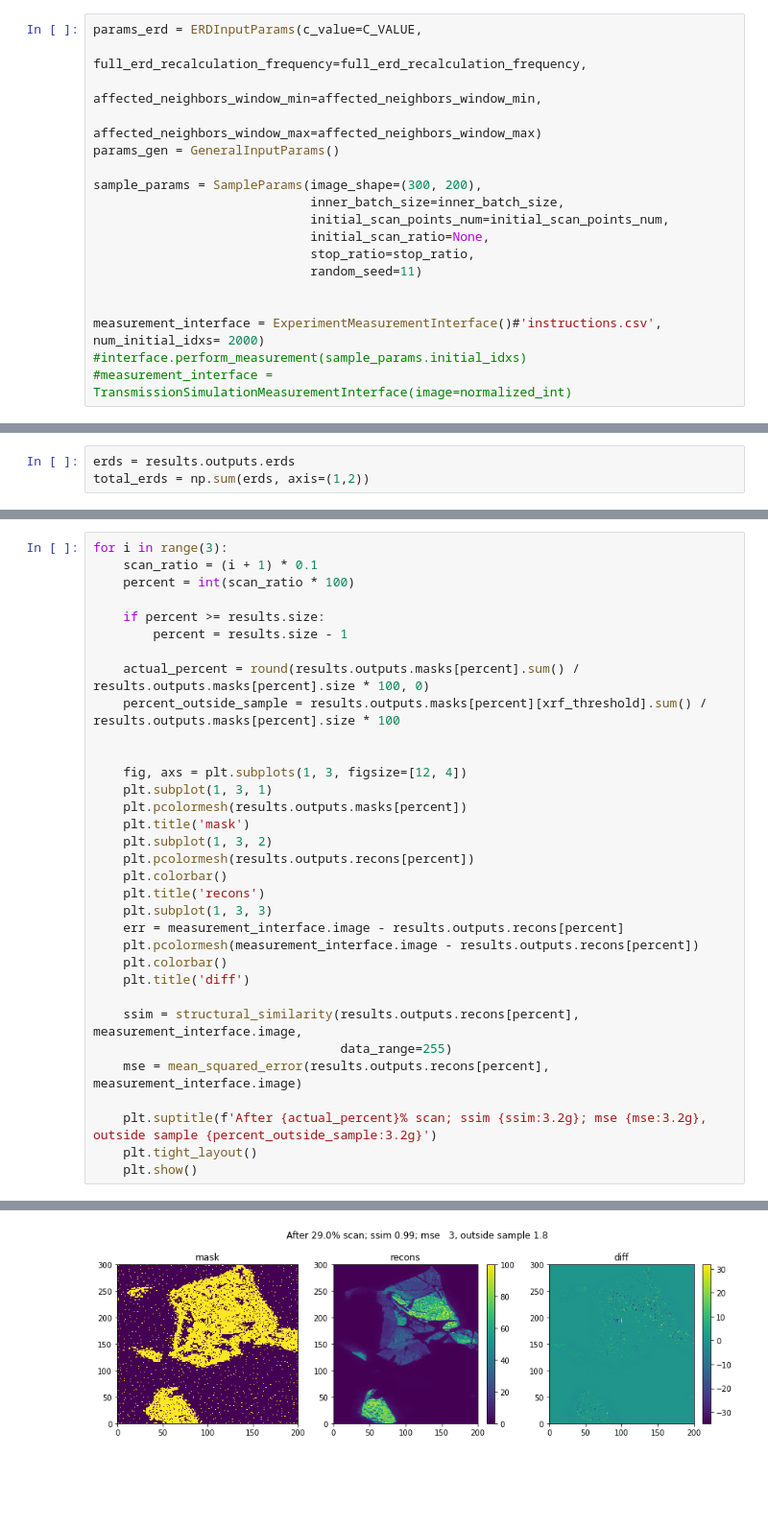
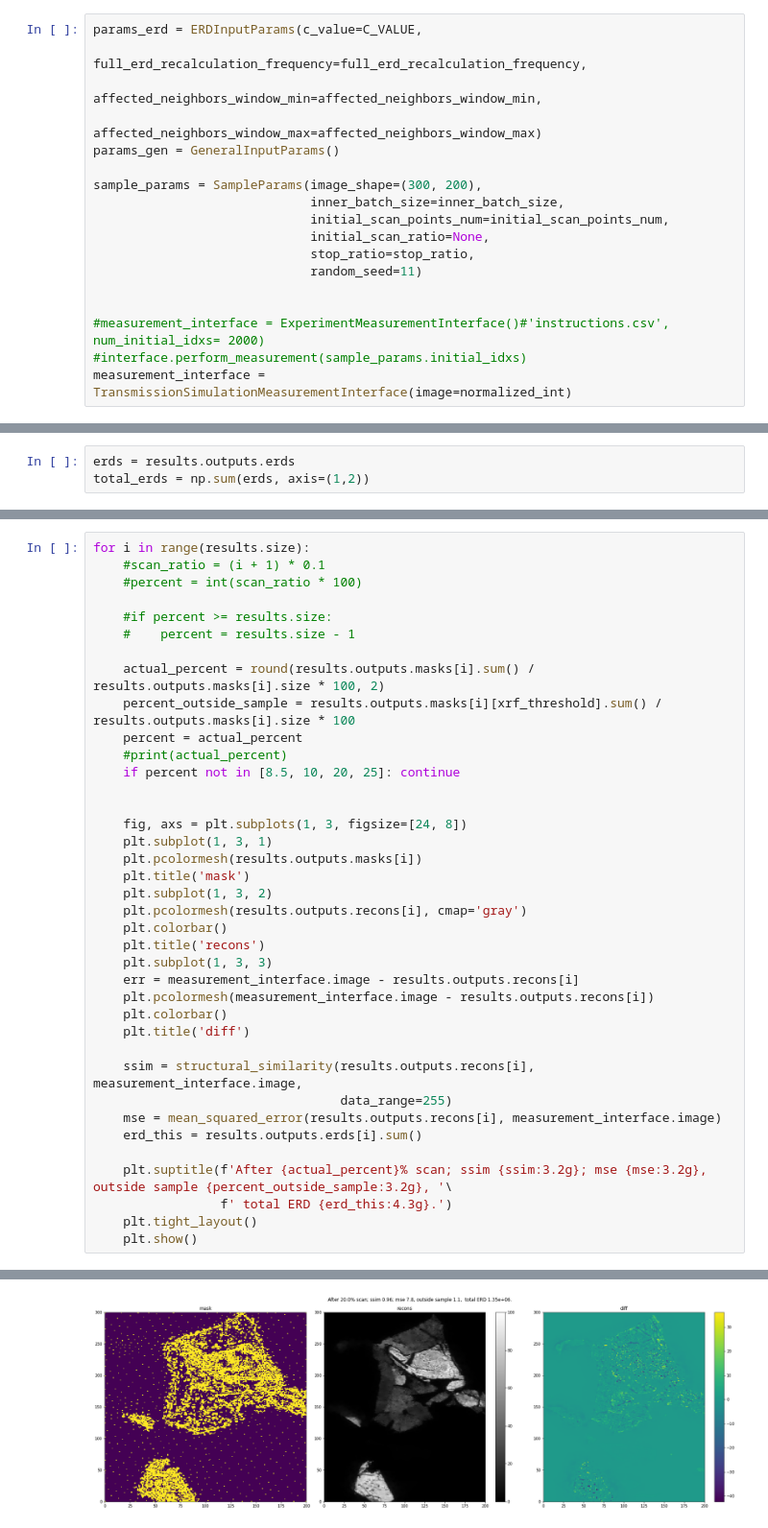
Before and after one commit to saugatkandel/fast_smart_scanning, a Jupyter notebook: work_directory/analyze_s26_scans/simulate_scan_for_rescaled_data.ipynb, the cells around one changed output, grey strips where cells are left out. Shown at 96% size. Cells and saved outputs as stored; diff of their text form; blank space fills up the shorter version.

Commit message:
Added code for experiment and simulation of experiment.

```diff
--- a/work_directory/analyze_s26_scans/simulate_scan_for_rescaled_data.ipynb
+++ b/work_directory/analyze_s26_scans/simulate_scan_for_rescaled_data.ipynb
@@ -89,9 +90,9 @@ sample_params = SampleParams(image_shape=(300, 200),
                              random_seed=11)
 
 
-measurement_interface = ExperimentMeasurementInterface()#'instructions.csv', num_initial_idxs= 2000)
+#measurement_interface = ExperimentMeasurementInterface()#'instructions.csv', num_initial_idxs= 2000)
 #interface.perform_measurement(sample_params.initial_idxs)
-#measurement_interface = TransmissionSimulationMeasurementInterface(image=normalized_int)
+measurement_interface = TransmissionSimulationMeasurementInterface(image=normalized_int)
 # %%
 np.savetxt('instructions_000.csv', sample_params.initial_idxs, delimiter=',', fmt='%10d')
 # %%
@@ -204,34 +141,39 @@ plt.plot(total_erds)
 # %%
-for i in range(3):
-    scan_ratio = (i + 1) * 0.1
-    percent = int(scan_ratio * 100)
+for i in range(results.size):
+    #scan_ratio = (i + 1) * 0.1
+    #percent = int(scan_ratio * 100)
 
-    if percent >= results.size:
-        percent = results.size - 1
+    #if percent >= results.size:
+    #    percent = results.size - 1
 
-    actual_percent = round(results.outputs.masks[percent].sum() / results.outputs.masks[percent].size * 100, 0)
-    percent_outside_sample = results.outputs.masks[percent][xrf_threshold].sum() / results.outputs.masks[percent].size * 100
+    actual_percent = round(results.outputs.masks[i].sum() / results.outputs.masks[i].size * 100, 2)
+    percent_outside_sample = results.outputs.masks[i][xrf_threshold].sum() / results.outputs.masks[i].size * 100
+    percent = actual_percent
+    #print(actual_percent)
+    if percent not in [8.5, 10, 20, 25]: continue
 
 
-    fig, axs = plt.subplots(1, 3, figsize=[12, 4])
+    fig, axs = plt.subplots(1, 3, figsize=[24, 8])
     plt.subplot(1, 3, 1)
-    plt.pcolormesh(results.outputs.masks[percent])
+    plt.pcolormesh(results.outputs.masks[i])
     plt.title('mask')
     plt.subplot(1, 3, 2)
-    plt.pcolormesh(results.outputs.recons[percent])
+    plt.pcolormesh(results.outputs.recons[i], cmap='gray')
     plt.colorbar()
     plt.title('recons')
     plt.subplot(1, 3, 3)
-    err = measurement_interface.image - results.outputs.recons[percent]
-    plt.pcolormesh(measurement_interface.image - results.outputs.recons[percent])
+    err = measurement_interface.image - results.outputs.recons[i]
+    plt.pcolormesh(measurement_interface.image - results.outputs.recons[i])
     plt.colorbar()
     plt.title('diff')
 
-    ssim = structural_similarity(results.outputs.recons[percent], measurement_interface.image,
+    ssim = structural_similarity(results.outputs.recons[i], measurement_interface.image,
                                  data_range=255)
-    mse = mean_squared_error(results.outputs.recons[percent], measurement_interface.image)
+    mse = mean_squared_error(results.outputs.recons[i], measurement_interface.image)
+    erd_this = results.outputs.erds[i].sum()
 
-    plt.suptitle(f'After {actual_percent}% scan; ssim {ssim:3.2g}; mse {mse:3.2g}, outside sample {percent_outside_sample:3.2g}')
+    plt.suptitle(f'After {actual_percent}% scan; ssim {ssim:3.2g}; mse {mse:3.2g}, outside sample {percent_outside_sample:3.2g}, '\
+                 f' total ERD {erd_this:4.3g}.')
     plt.tight_layout()
     plt.show()
 # %% [output]
@@ -240 +182 @@ for i in range(3):
-[figure, old version]
+[figure, new version]
```
Also changed, not shown: parts of 22 cells of this notebook.
